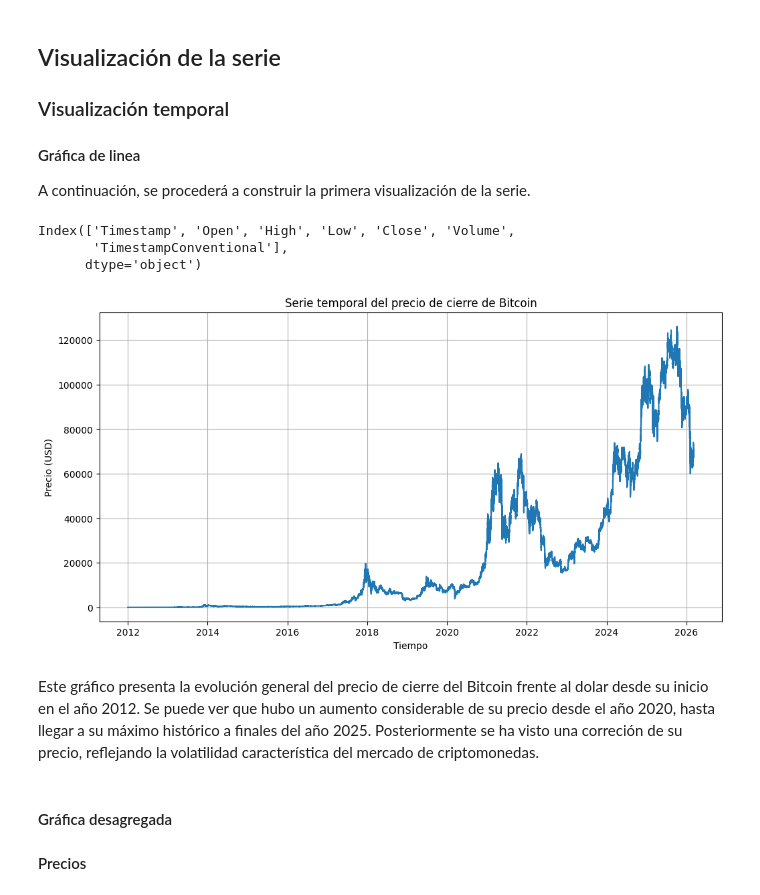
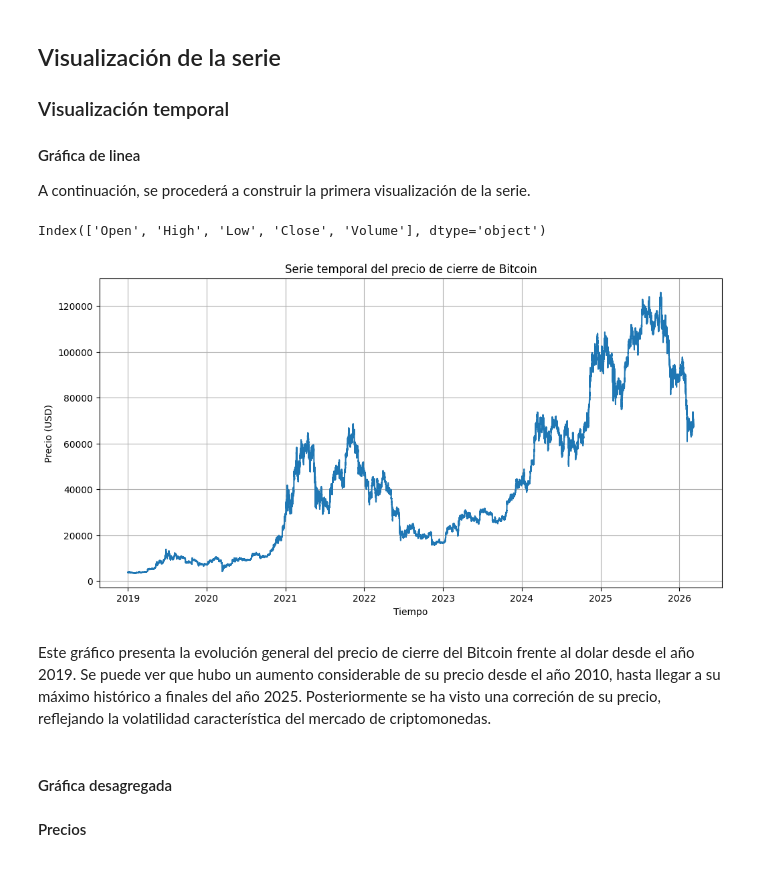
Before and after one commit to T1fff/Proyecto-Investigacion-Bitcoin, a Jupyter notebook: index.ipynb, the cells around one changed output. Drawn from its saved outputs; the diff is of its cells as text; code cells hidden in the pictures.

```diff
--- a/index.ipynb
+++ b/index.ipynb
@@ -33,10 +39,7 @@ Primero, se revisa la dimensión general del dataset. Este paso resulta relevant
 # %%
-import pandas as pd
-import matplotlib.pyplot as plt
-
-df = pd.read_csv('/Users/pctm/Desktop/Universidad/Sem 6/btcusd_1-min_data.csv')
+datos = pd.read_csv('/Users/pctm/Desktop/Universidad/Sem 6/btcusd_1-min_data.csv')
 pd.options.display.float_format = '{:,.2f}'.format
-print(df.info())
+print(datos.info())
 # %% [output]
 <class 'pandas.core.frame.DataFrame'>
 RangeIndex: 7457440 entries, 0 to 7457439
@@ -62,0 +70,6 @@ Como vemos, el presente dataset cuenta con 7.457.440 observaciones descritas con
+# %%
+datos["TimestampConventional"] = pd.to_datetime(datos["Timestamp"], unit="s")
+datos.set_index("TimestampConventional", inplace=True)
+
+df = datos['2019':][["Open","High","Low","Close", "Volume"]].resample('15T').mean()
+df.info()
@@ -84,5 +112,0 @@ Se puede ver que la variable tiempo está almacenada en formato de timestamp Uni
-# %%
-df["TimestampConventional"] = pd.to_datetime(df["Timestamp"], unit="s")
-
-print(df.head())
-print(df.tail())
@@ -136,0 +144,3 @@ Como vemos, no existen valores faltantes en esta serie temporal.
+# %%
+df = df.dropna()
+print(df.isna().sum(), "valores faltantes después de eliminar")
@@ -189,27 +206,25 @@ A continuación, se procederá a construir la primera visualización de la serie
 # %%
 print(df.columns)
 # %% [output]
-Index(['Timestamp', 'Open', 'High', 'Low', 'Close', 'Volume',
-       'TimestampConventional'],
-      dtype='object')
+Index(['Open', 'High', 'Low', 'Close', 'Volume'], dtype='object')
 # %%
-df['TimestampConventional'] = pd.to_datetime(df['TimestampConventional'], unit='s')
-df = df.sort_values('TimestampConventional')
+
+df = df.sort_index()
 
 plt.figure(figsize=(12,6))
 
-plt.plot(df['TimestampConventional'], df['Close'])
+plt.plot(df.index, df['Close'])
 
 plt.title("Serie temporal del precio de cierre de Bitcoin")
 plt.xlabel("Tiempo")
 plt.ylabel("Precio (USD)")
 plt.grid(True)
 
 plt.show()
 # %% [output]
-[figure, old version]
+[figure, new version]
 # %% [markdown]
-Este gráfico presenta la evolución general del precio de cierre del Bitcoin frente al dolar desde su inicio en el año 2012. Se puede ver que hubo un aumento considerable de su precio desde el año 2020, hasta llegar a su máximo histórico a finales del año 2025. Posteriormente se ha visto una correción de su precio, reflejando la volatilidad característica del mercado de criptomonedas.
+Este gráfico presenta la evolución general del precio de cierre del Bitcoin frente al dolar desde el año 2019. Se puede ver que hubo un aumento considerable de su precio desde el año 2010, hasta llegar a su máximo histórico a finales del año 2025. Posteriormente se ha visto una correción de su precio, reflejando la volatilidad característica del mercado de criptomonedas.
 # %% [markdown]
 #### Gráfica desagregada
 #### Precios
```
Also changed, not shown: parts of 34 cells of this notebook.
